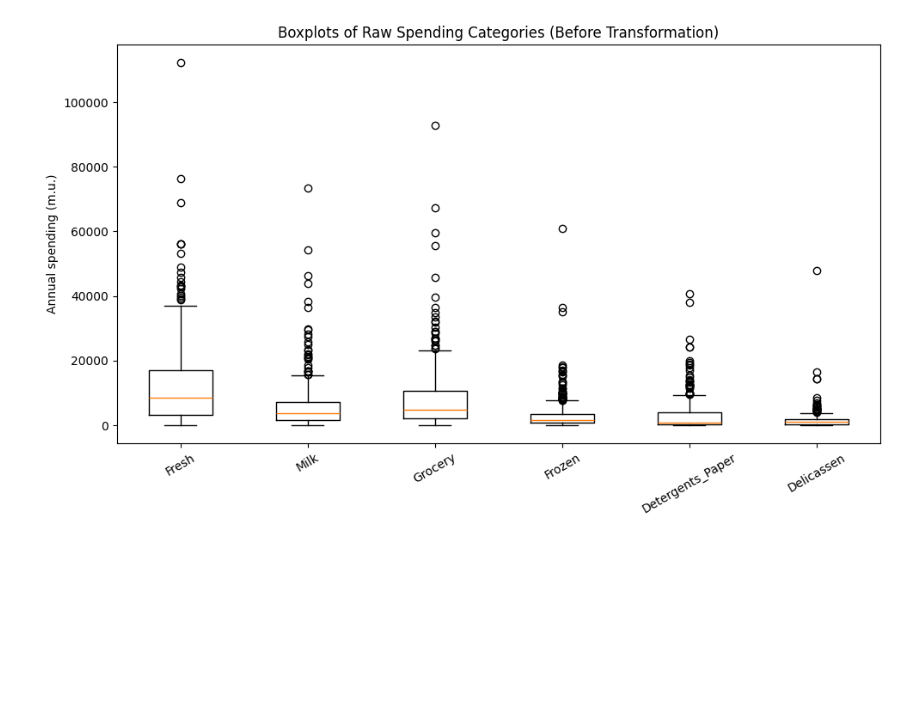
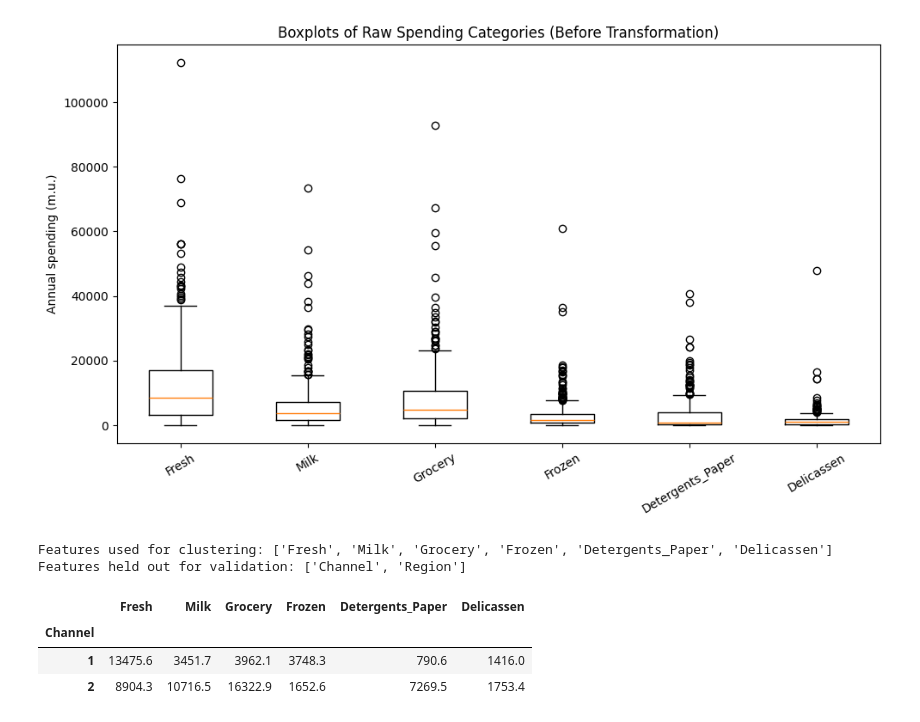
Before and after one commit to darshansuresh006-dev/wholesale-customer-segmentation, a Jupyter notebook: notebooks/03_customer_segmentation.ipynb, the cells around one changed output. Drawn from its saved outputs; the diff is of its cells as text; code cells hidden in the pictures; blank space fills up the shorter version.

Commit message:
Task 2: documented feature strategy - exclude Channel/Region from clustering, retain for validation

```diff
--- a/notebooks/03_customer_segmentation.ipynb
+++ b/notebooks/03_customer_segmentation.ipynb
@@ -60,3 +60,19 @@ plt.savefig('../assets/02_raw_boxplots_outliers.png')
 plt.show()
 # %% [output]
 [figure]
+# %%
+CLUSTER_FEATURES = SPENDING_COLS  # Fresh, Milk, Grocery, Frozen, Detergents_Paper, Delicassen
+VALIDATION_FEATURES = ['Channel', 'Region']
+
+print("Features used for clustering:", CLUSTER_FEATURES)
+print("Features held out for validation:", VALIDATION_FEATURES)
+
+# Quick look at how Channel/Region relate to raw spending, just for context
+df.groupby('Channel')[SPENDING_COLS].mean().round(1)
+# %% [output]
+Features used for clustering: ['Fresh', 'Milk', 'Grocery', 'Frozen', 'Detergents_Paper', 'Delicassen']
+Features held out for validation: ['Channel', 'Region']
+|  | Fresh | Milk | Grocery | Frozen | Detergents_Paper | Delicassen |
+| Channel |  |  |  |  |  |  |
+| 1 | 13475.6 | 3451.7 | 3962.1 | 3748.3 | 790.6 | 1416.0 |
+| 2 | 8904.3 | 10716.5 | 16322.9 | 1652.6 | 7269.5 | 1753.4 |
```
